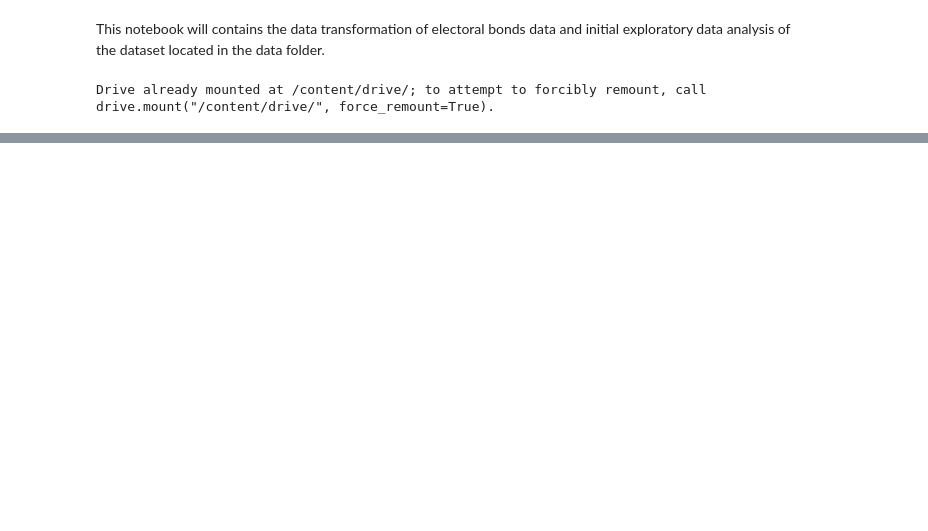
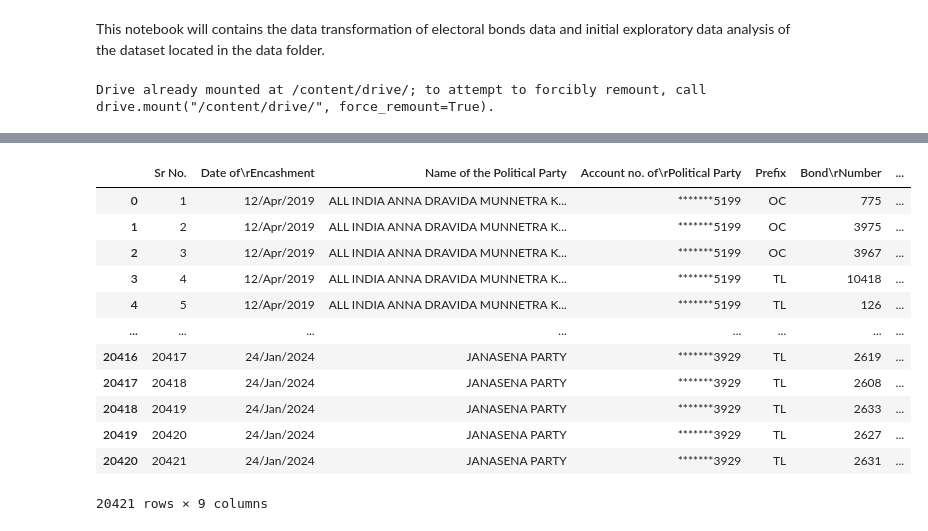
Before and after one commit to maadunson128/electoral_bonds_analysis, a Jupyter notebook: eda_electoral_bonds.ipynb, the cells around one changed output, grey strips where cells are left out. Saved outputs shown, nothing was run; the diff lists cells and outputs as text; code cells hidden in the pictures; blank space fills up the shorter version.

```diff
--- a/eda_electoral_bonds.ipynb
+++ b/eda_electoral_bonds.ipynb
@@ -15,5 +15,5 @@ drive.mount('/content/drive/')
 Drive already mounted at /content/drive/; to attempt to forcibly remount, call drive.mount("/content/drive/", force_remount=True).
 # %%
 #reading the csv files
-file1 = pd.read_csv('/content/drive/MyDrive/Projects/Data/Electoral_Data_Analysis/EB_Purchase_Details.csv')
-file2 = pd.read_csv('/content/drive/MyDrive/Projects/Data/Electoral_Data_Analysis/EB_Redemption_Details.csv')
+df1 = pd.read_csv('/content/drive/MyDrive/Projects/Data/Electoral_Data_Analysis/EB_Purchase_Details.csv')
+df2 = pd.read_csv('/content/drive/MyDrive/Projects/Data/Electoral_Data_Analysis/EB_Redemption_Details.csv')
@@ -35,0 +36,16 @@ file1
+# %%
+df2
+# %% [output]
+|  | Sr No. | Date of\rEncashment | Name of the Political Party | Account no. of\rPolitical Party | Prefix | Bond\rNumber | ... |
+| 0 | 1 | 12/Apr/2019 | ALL INDIA ANNA DRAVIDA MUNNETRA K... | *******5199 | OC | 775 | ... |
+| 1 | 2 | 12/Apr/2019 | ALL INDIA ANNA DRAVIDA MUNNETRA K... | *******5199 | OC | 3975 | ... |
+| 2 | 3 | 12/Apr/2019 | ALL INDIA ANNA DRAVIDA MUNNETRA K... | *******5199 | OC | 3967 | ... |
+| 3 | 4 | 12/Apr/2019 | ALL INDIA ANNA DRAVIDA MUNNETRA K... | *******5199 | TL | 10418 | ... |
+| 4 | 5 | 12/Apr/2019 | ALL INDIA ANNA DRAVIDA MUNNETRA K... | *******5199 | TL | 126 | ... |
+| ... | ... | ... | ... | ... | ... | ... | ... |
+| 20416 | 20417 | 24/Jan/2024 | JANASENA PARTY | *******3929 | TL | 2619 | ... |
+| 20417 | 20418 | 24/Jan/2024 | JANASENA PARTY | *******3929 | TL | 2608 | ... |
+| 20418 | 20419 | 24/Jan/2024 | JANASENA PARTY | *******3929 | TL | 2633 | ... |
+| 20419 | 20420 | 24/Jan/2024 | JANASENA PARTY | *******3929 | TL | 2627 | ... |
+| 20420 | 20421 | 24/Jan/2024 | JANASENA PARTY | *******3929 | TL | 2631 | ... |
+20421 rows × 9 columns
```
Also changed, not shown: parts of 26 cells of this notebook.
